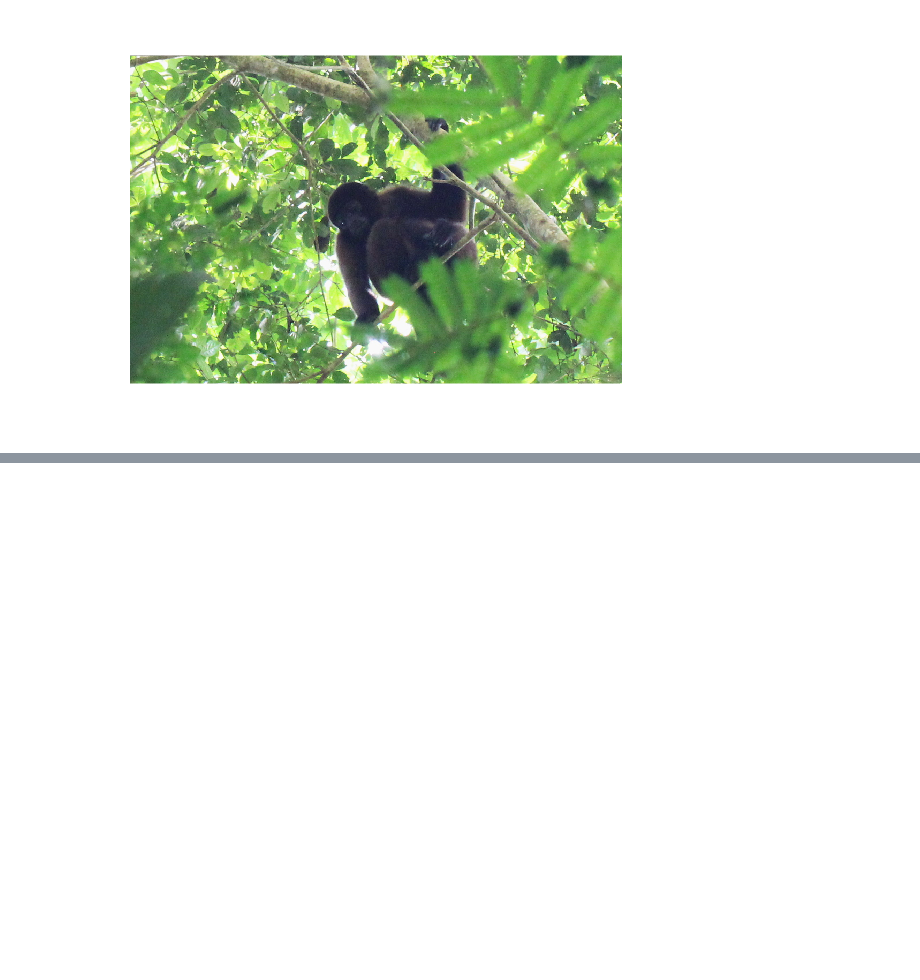
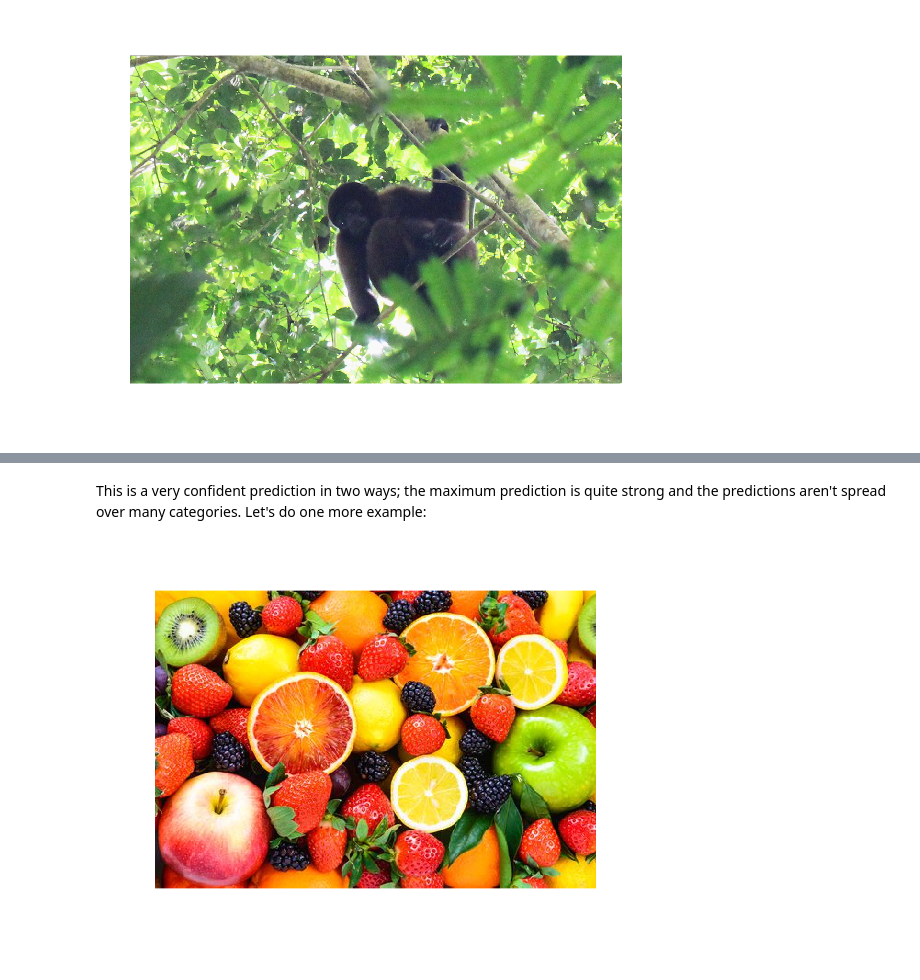
Before and after one commit to pommevilla/p3.matlab.fall2018, a Jupyter notebook: notebooks/p3.matlab.fall2018-04.ipynb, the cells around one changed output, grey strips where cells are left out. Saved outputs shown, nothing was run; the diff lists cells and outputs as text; code cells hidden in the pictures; blank space fills up the shorter version.

```diff
--- a/notebooks/p3.matlab.fall2018-04.ipynb
+++ b/notebooks/p3.matlab.fall2018-04.ipynb
@@ -83,0 +111,7 @@ Warning: Image is too big to fit on screen; displaying at 67%
+# %% [markdown]
+This is a very confident prediction in two ways; the maximum prediction is quite strong and the predictions aren't spread over many categories.  Let's do one more example:
+# %%
+img3 = imread('../data/images/examples/ex3.jpg');
+imshow(img3)
+# %% [output]
+[figure, added]
```
Also changed, not shown: parts of 17 cells of this notebook, 2 other files.
